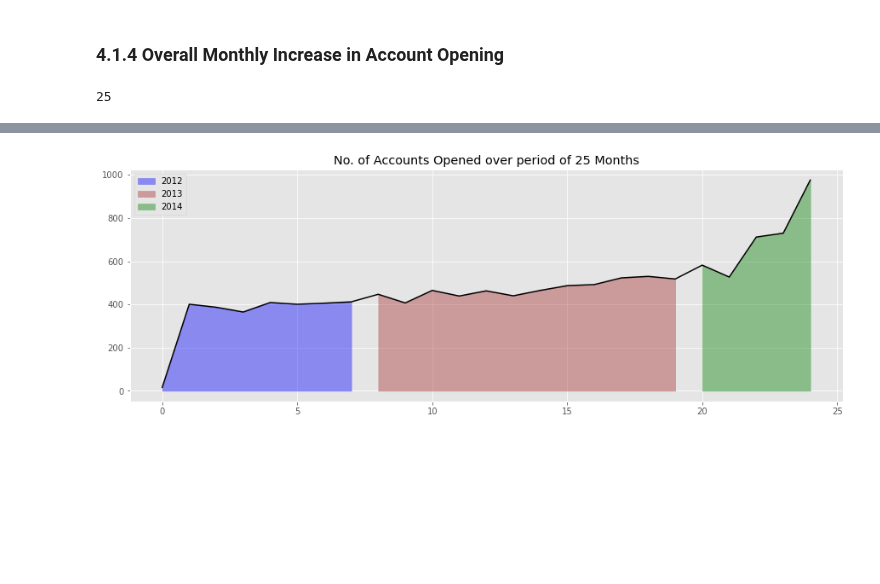
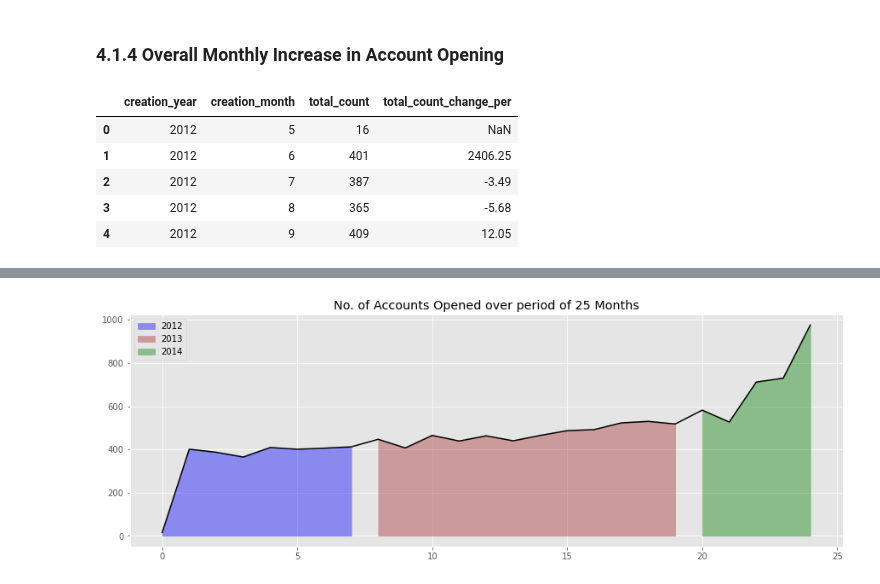
Before and after one commit to Jeyramana/GUVI_Assignments, a Jupyter notebook: Assignment_3/user.ipynb, the cells around one changed output, grey strips where cells are left out. Drawn from its saved outputs; the diff is of its cells as text; code cells hidden in the pictures; blank space fills up the shorter version.

```diff
--- a/Assignment_3/user.ipynb
+++ b/Assignment_3/user.ipynb
@@ -612,6 +615,12 @@ fig.show()
 ### 4.1.4 Overall Monthly Increase in Account Opening
 # %%
 monthly_perform = df1.groupby(['creation_year', 'creation_month'])['creation_month'].count().reset_index(name='total_count')
-monthly_perform.shape[0]
+monthly_perform['total_count_change_per'] = (monthly_perform.total_count.pct_change()*100).round(2)
+monthly_perform.head()
 # %% [output]
-25
+|  | creation_year | creation_month | total_count | total_count_change_per |
+| 0 | 2012 | 5 | 16 | NaN |
+| 1 | 2012 | 6 | 401 | 2406.25 |
+| 2 | 2012 | 7 | 387 | -3.49 |
+| 3 | 2012 | 8 | 365 | -5.68 |
+| 4 | 2012 | 9 | 409 | 12.05 |
```
Also changed, not shown: parts of 6 cells of this notebook.
